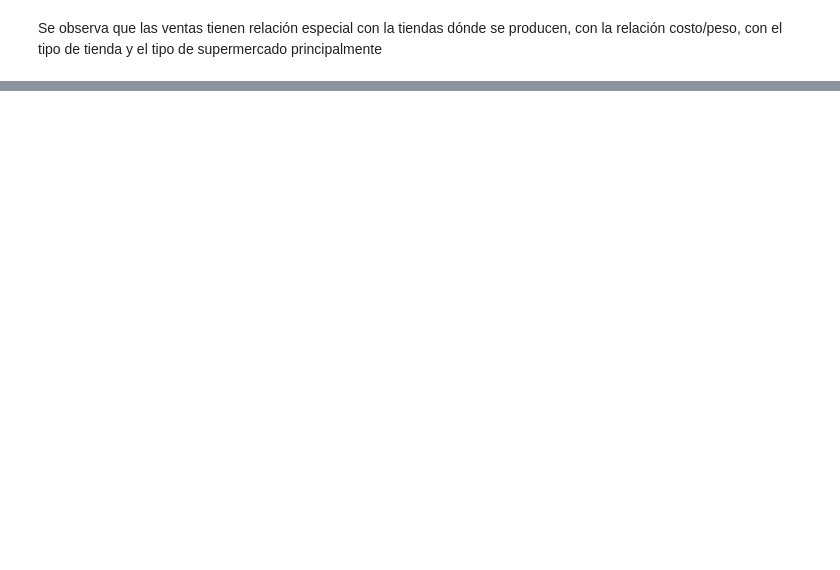
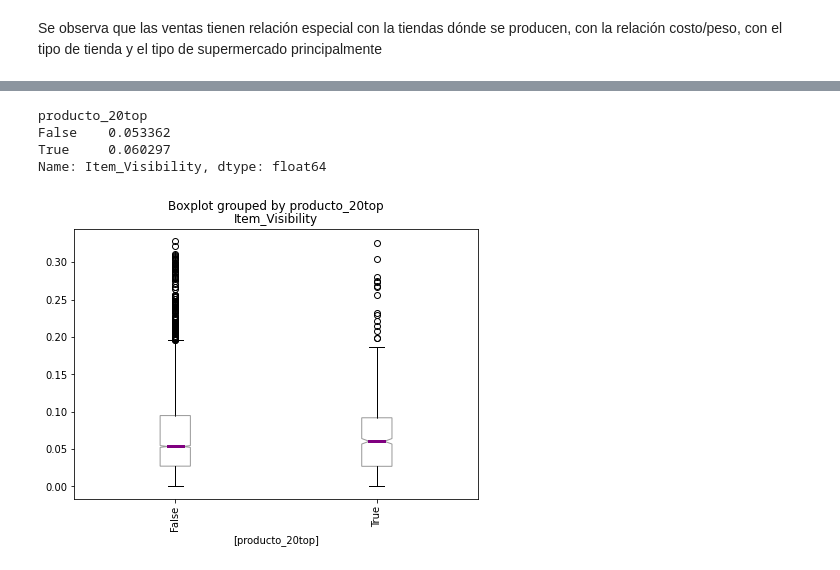
Before and after one commit to smaciasg/Ejercicios_DataScience_Coding_Dojo, a Jupyter notebook: Predicciones_de_ventas_alimenticias.ipynb, the cells around one changed output, grey strips where cells are left out. Saved outputs shown, nothing was run; the diff lists cells and outputs as text; code cells hidden in the pictures; blank space fills up the shorter version.

```diff
--- a/Predicciones_de_ventas_alimenticias.ipynb
+++ b/Predicciones_de_ventas_alimenticias.ipynb
@@ -597,0 +665,5 @@ Se observa que las ventas tienen relación especial con la tiendas dónde se pro
+# %%
+#Ahora lo que hacemos es buscar el valor de la freucencia relativa acumulada porcentual relativa_acum_porcentual, donde se tiene el datax20,
+#luego con él filtramos la data general para tener el valor de ventas y poder hacer la línea horizontal
+relativa_acum_20 = datax20.sort_values(by='menor_val_x20').values[0][0]
+relativa_acum_20
@@ -597,0 +705,4 @@ Se observa que las ventas tienen relación especial con la tiendas dónde se pro
+# %%
+#Listado de los 149 productos más vendidos
+lista_productos_mas_vendidos = valor_x20[valor_x20['Item_Outlet_Sales']['median']>=valor_min_ventas]['Item_Identifier'].to_list()
+lista_productos_mas_vendidos
@@ -597,0 +786,4 @@ Se observa que las ventas tienen relación especial con la tiendas dónde se pro
+# %%
+# Usaremos el DataFrame creado solo con estos productos
+
+data_predicciones['producto_20top'] = [True if data_predicciones['Item_Identifier'][i] in lista_productos_mas_vendidos else False for i in range(len(data_predicciones))]
@@ -597,0 +832,27 @@ Se observa que las ventas tienen relación especial con la tiendas dónde se pro
+# %%
+data_predicciones.groupby(['producto_20top'])['Item_Visibility'].median()
+# %% [output]
+producto_20top
+False    0.053362
+True     0.060297
+Name: Item_Visibility, dtype: float64
+# %%
+#Validemos la visibilidad del ítem, para ver si los ítems más vendidos pueden tener un bajo peso en comparación con los que son menos vendidos
+data_predicciones.boxplot(column= 'Item_Visibility',
+                          by=['producto_20top'],
+                          figsize = (7,5),
+                          notch=True,
+                          grid=False,
+                          patch_artist=True,
+                          medianprops = dict(linestyle='-', linewidth=3, color='Purple'),
+                          boxprops = dict(linestyle='-', linewidth=1, color='Black', facecolor='White',alpha = .4),
+                          color=dict( whiskers='k', caps='k'))
+plt.xticks(rotation=90)
+plt.show()
+
+#Se observa que los productos más vendidos son más visibles que los que no son tan vendidos, en el caso de los vendidos la mediana está al menos 0.007
+# unidades más arriba que al validar el rango de la visibilidad, esto puede ser significativo
+# También es notorio ver una caja mucho mejor distribuida para los productos más vendidos en cuanto a la visibilidad, para los que son menos
+#vendidos se observa una tendencia a menor visibilidad, la mediana se desplaza hacia abajo de la caja
+# %% [output]
+[figure, added]
```
Also changed, not shown: parts of 42 cells of this notebook.
